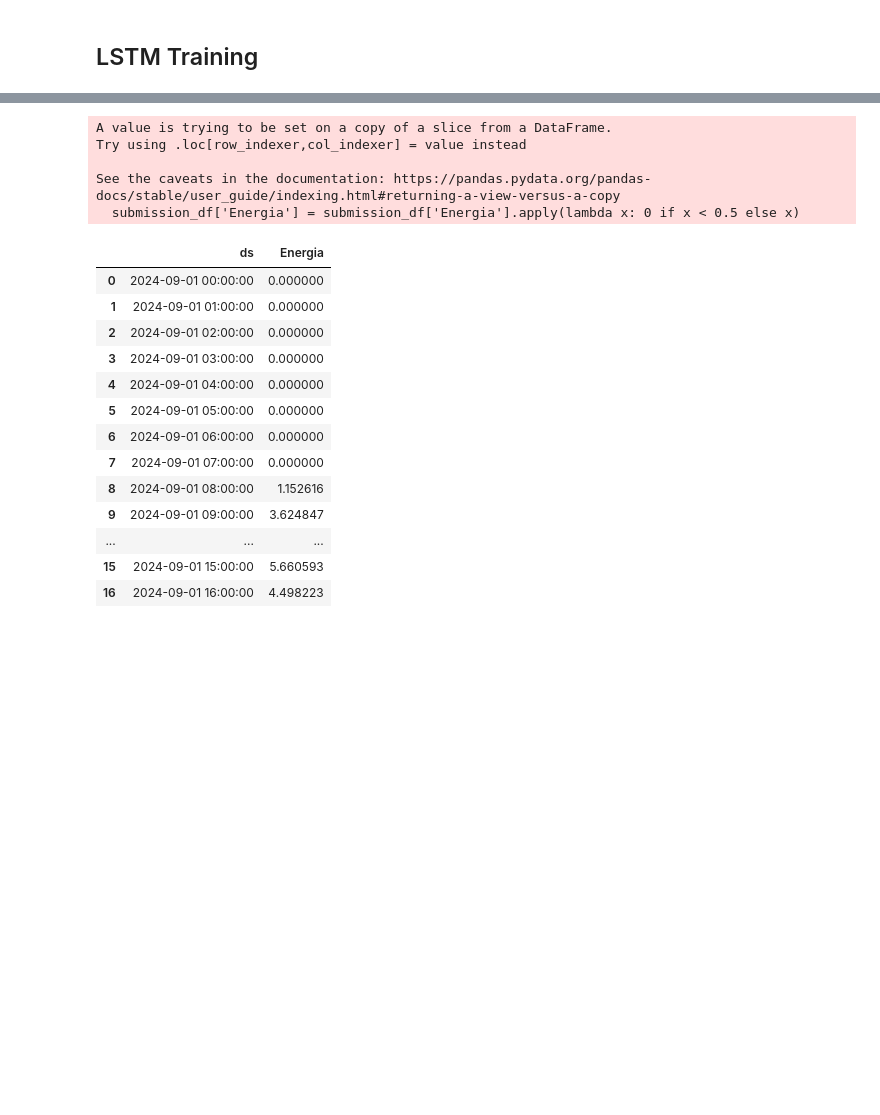
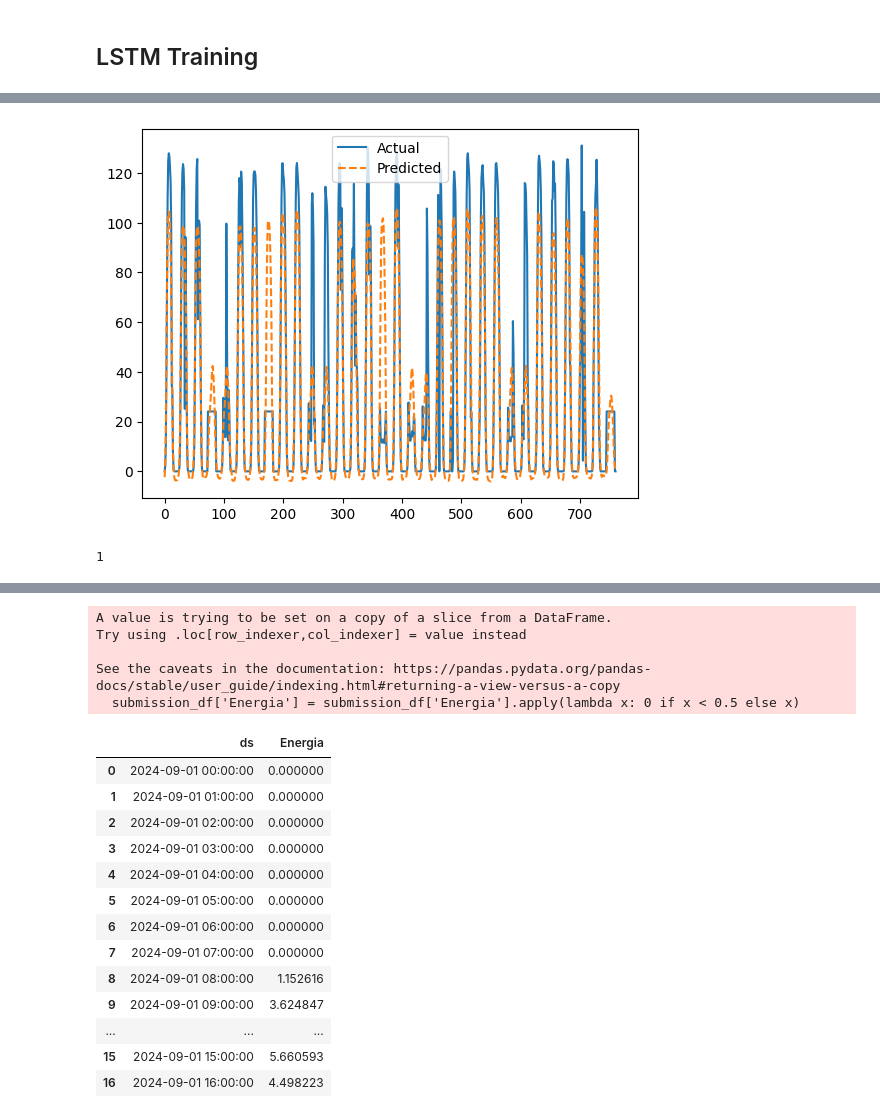
Before and after one commit to Daryox/Repsol-Datathon, a Jupyter notebook: generationLSTM.ipynb, the cells around one changed output, grey strips where cells are left out. Cells and saved outputs as stored; diff of their text form; code cells hidden in the pictures; blank space fills up the shorter version.

Commit message:
New LSTM + predictions
Review LSTM model I made, preprocessing steps I took and evaluate why the output is so ass. Consider changing scaling maybe?

```diff
--- a/generationLSTM.ipynb
+++ b/generationLSTM.ipynb
@@ -300,0 +237,7 @@ len(predictions)
+# %%
+seq_length = 6  # Use past 6 hours to predict the next value
+train_dataset = EnergyDataset(train_df, seq_length=seq_length)
+test_dataset = EnergyDataset(test_df, seq_length=seq_length)
+
+train_loader = DataLoader(train_dataset, batch_size=32, shuffle=False)  # No shuffling for time series
+test_loader = DataLoader(test_dataset, batch_size=32, shuffle=False)
@@ -300,0 +258,18 @@ len(predictions)
+# %%
+criterion = nn.MSELoss()
+optimizer = optim.Adam(model.parameters(), lr=0.001)
+
+# Training loop
+epochs = 20
+for epoch in range(epochs):
+    model.train()
+    epoch_loss = 0
+    for X_batch, y_batch in train_loader:
+        optimizer.zero_grad()
+        y_pred = model(X_batch)
+        loss = criterion(y_pred.squeeze(), y_batch)
+        loss.backward()
+        optimizer.step()
+        epoch_loss += loss.item()
+
+    print(f"Epoch {epoch+1}/{epochs}, Loss: {epoch_loss/len(train_loader):.5f}")
@@ -300,0 +297,28 @@ len(predictions)
+# %%
+model.eval()
+predictions, actuals = [], []
+with torch.no_grad():
+    for X_batch, y_batch in test_loader:
+        y_pred = model(X_batch).squeeze()
+        predictions.extend(y_pred.tolist())
+        actuals.extend(y_batch.tolist())
+
+# Convert back from normalized scale
+actuals = scalers["y"].inverse_transform(np.array(actuals).reshape(-1, 1))
+predictions = scalers["y"].inverse_transform(np.array(predictions).reshape(-1, 1))
+
+# Plot results
+import matplotlib.pyplot as plt
+
+plt.plot(actuals, label="Actual")
+plt.plot(predictions, label="Predicted", linestyle="dashed")
+plt.legend()
+plt.show()
+# %% [output]
+[figure, added]
+# %%
+aux = generation.iloc[-24:].drop(["ds", "y"], axis=1).values
+last_seq = torch.tensor(aux, dtype=torch.float32).unsqueeze(0)
+len(last_seq)
+# %% [output]
+1
```
Also changed, not shown: parts of 25 cells of this notebook.
